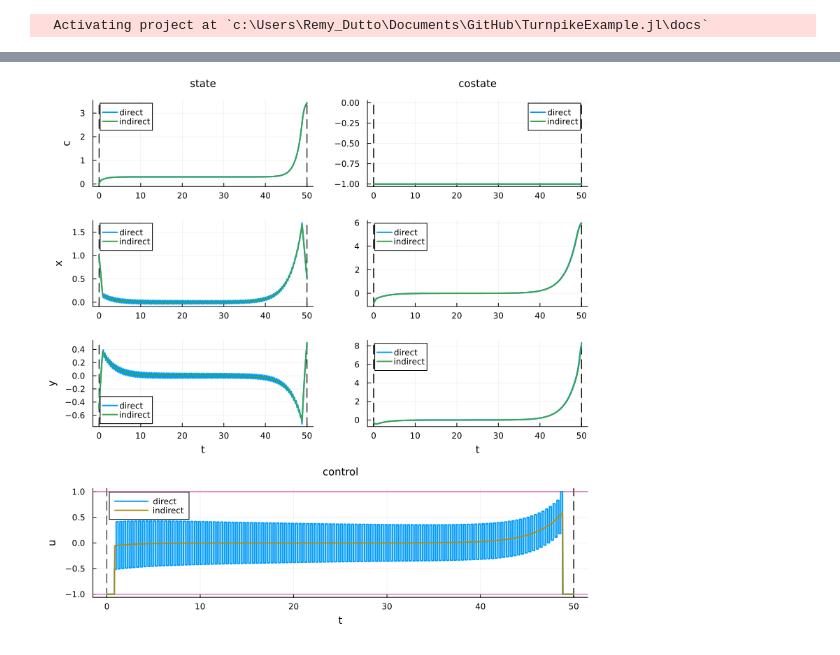
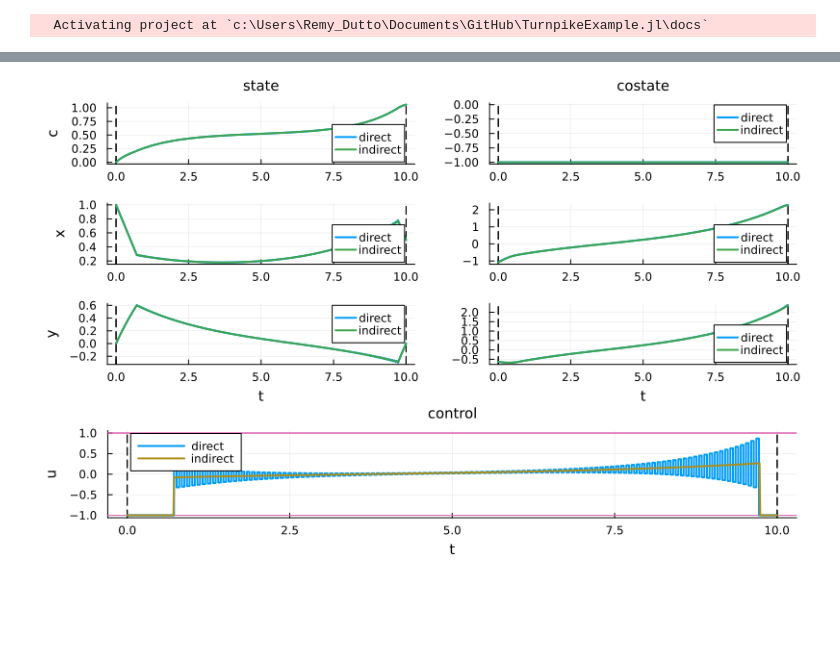
Before and after one commit to AnasXbouali/TurnpikeExample.jl, a Jupyter notebook: docs/ressources/indirect.ipynb, the cells around one changed output, grey strips where cells are left out. Saved outputs shown, nothing was run; the diff lists cells and outputs as text; code cells hidden in the pictures; blank space fills up the shorter version.

Commit message:
Add some code on @indirect.ipynb

```diff
--- a/docs/ressources/indirect.ipynb
+++ b/docs/ressources/indirect.ipynb
@@ -103,20 +62,4 @@ us(s, p) = -H001(s, p) / H101(s, p)
 # Pseudo-Hamiltonian
 H(s,p,u) = H0(s,p) + u*H1(s,p)
 
-# Flows
-ϕ0 = Flow(ocp, (s,p) -> -1)
-ϕ1 = Flow(ocp, (s,p) -> +1)
-ϕs = Flow(ocp, (s,p) -> us(s,p))
-
-# Get direct trajectory
-time = time_grid(direct_sol)
-s = state(direct_sol)
-u = control(direct_sol)
-p = costate(direct_sol)
-
-# Structure of the solution *
-plt = plot(size = (800, 500))
-plot!(plt, t -> H0(s(t), p(t)), 0, T, label = "H₀(s(t), p(t))")
-plot!(plt, t -> H1(s(t), p(t)), 0, T, label = "H₁(s(t), p(t))")
-plot!(plt, t -> H01(s(t), p(t)), 0, T, label = "H₀₁(s(t), p(t))")
-plot!(plt, [0, T], [0, 0], c = :black, ls = :dash, label = nothing)
+nothing; # hide
@@ -125,35 +66,55 @@ plot!(plt, [0, T], [0, 0], c = :black, ls = :dash, label = nothing)
 # %%
-# Shooting function
-function shoot!(S, ξ)
-    px, py, t1, t2 = ξ
-    s1, p1 = ϕ0(0, s0, [-1, px, py], t1)
-    s2, p2 = ϕs(t1, s1, p1, t2)
-    sf, pf = ϕ0(t2, s2, p2, T)
+function sol(T)
+    # Solve the optimal control problem using direct method (collocation)
+    direct_sol = solve(ocp(T), display=false)
+    # Flows
+    ϕ0 = Flow(ocp(T), (s,p) -> -1)
+    ϕ1 = Flow(ocp(T), (s,p) -> +1)
+    ϕs = Flow(ocp(T), (s,p) -> us(s,p))
 
-    S[1] = sf[2] - xT
-    S[2] = sf[3] - yT
-    S[3] = H1(s1, p1)
-    S[4] = H01(s1, p1)
+    # Shooting function
+    function shoot!(S, ξ)
+        px, py, t1, t2 = ξ
+        s1, p1 = ϕ0(0, s0, [-1, px, py], t1)
+        s2, p2 = ϕs(t1, s1, p1, t2)
+        sf, pf = ϕ0(t2, s2, p2, T)
+
+        S[1] = sf[2] - xT
+        S[2] = sf[3] - yT
+        S[3] = H1(s1, p1)
+        S[4] = H01(s1, p1)
+    end
+
+    # Jacobian of the shooting function
+    jshoot! = (js, ξ) -> jacobian!(shoot!, similar(ξ), js, AutoForwardDiff(), ξ)
+
+    # Initial guess for indirect method
+    p = costate(direct_sol)
+    time = time_grid(direct_sol)
+    u = control(direct_sol)
+
+    p0 = p(0)
+    η = 1e-3
+    time_ = time[ u.(time) .≥ -1+η ]
+    t1 = time_[1]; t2 = time_[end]
+    ξ = [p0[2:3]..., t1, t2]
+
+    # Resolution of S(ξ) = 0
+    indirect_sol = fsolve(shoot!, jshoot!, ξ)
+
+    px0, py0, t1, t2 = indirect_sol.x
+    p0 = [-1, px0, py0]
+    ϕ = ϕ0 * (t1, ϕs) * (t2, ϕ0)
+    flow_sol = ϕ((0, T), s0, p0; saveat=range(0, T, 1000))
+
+    return direct_sol, indirect_sol, flow_sol
 end
 
-# Jacobian of the shooting function
-jshoot! = (js, ξ) -> jacobian!(shoot!, similar(ξ), js, AutoForwardDiff(), ξ)
-
-# Initial guess
-p0 = p(0)
-η = 1e-3
-time_ = time[ u.(time) .≥ -1+η ]
-t1 = time_[1]; t2 = time_[end]
-ξ = [p0[2:3]..., t1, t2]
-
-# Resolution of S(ξ) = 0
-indirect_sol = fsolve(shoot!, jshoot!, ξ)
+T = 10.
+direct_sol, sol_10, flow_10 = sol(T)
 
 # Plot
-px0, py0, t1, t2 = indirect_sol.x
-p0 = [-1, px0, py0]
-ϕ = ϕ0 * (t1, ϕs) * (t2, ϕ0)
-flow_sol = ϕ((0, T), s0, p0; saveat=range(0, T, 1000))
-plot!(plt_sol, flow_sol, label="indirect")
+plot(direct_sol, label="direct", size = (800, 500))
+plot!(flow_10, label="indirect")
 # %% [output]
-[figure, old version]
+[figure, new version]
```
Also changed, not shown: parts of 6 cells of this notebook, 1 other file.
